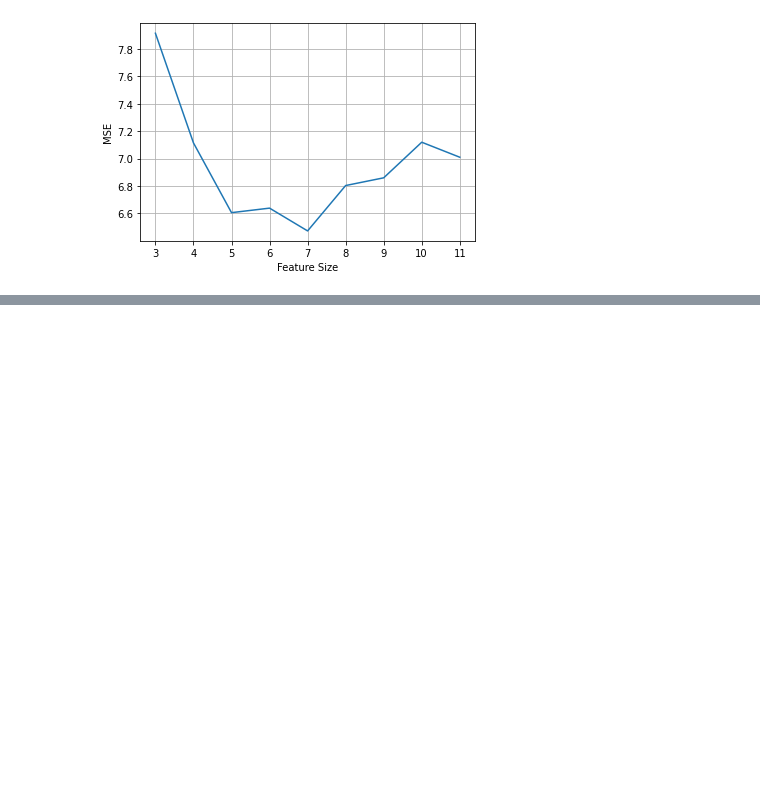
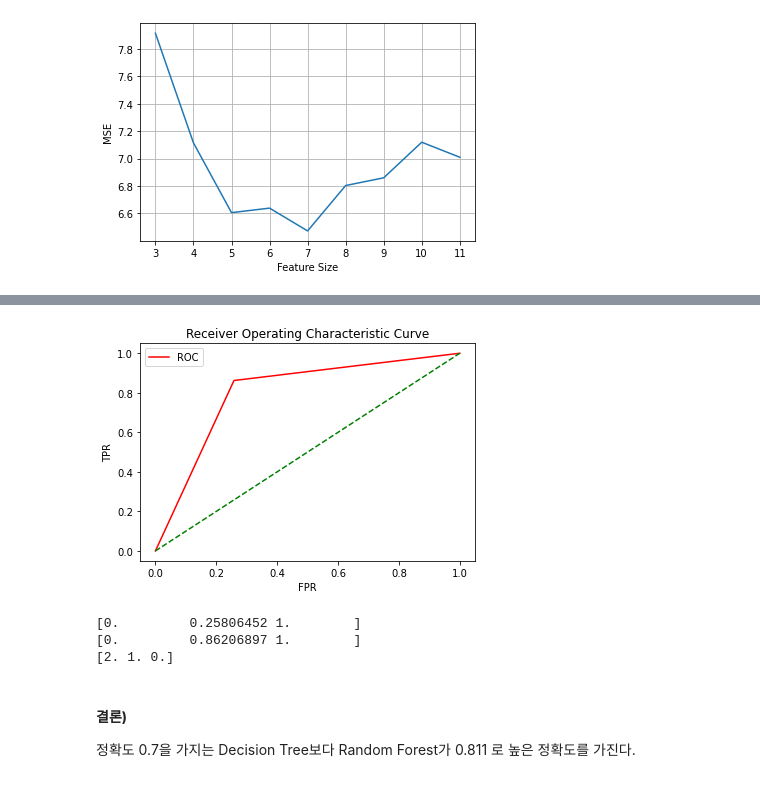
Before and after one commit to iss760/machine-learning, a Jupyter notebook: model/random_forest.ipynb, the cells around one changed output, grey strips where cells are left out. Saved outputs shown, nothing was run; the diff lists cells and outputs as text; code cells hidden in the pictures; blank space fills up the shorter version.

```diff
--- a/model/random_forest.ipynb
+++ b/model/random_forest.ipynb
@@ -143,0 +293,30 @@ feature: 7 ( 6.473 )
+# %%
+rf_clf = ensemble.RandomForestClassifier(random_state=123)
+rf_clf.fit(X_train, y_train)
+
+# ROC 곡선
+y_pred = tree_clf.predict(X_test)
+fpr, tpr, thresholds = roc_curve(y_test, y_pred)
+print_roc(fpr, tpr)
+# %% [output]
+[figure, added]
+# %%
+y_pred = tree_clf.predict_proba(X_test)
+y_pred = y_pred[:, 1]
+
+fpr, tpr, thresholds = roc_curve(y_test, y_pred)
+print(fpr)
+print(tpr)
+print(thresholds)
+# %% [output]
+[0.         0.25806452 1.        ]
+[0.         0.86206897 1.        ]
+[2. 1. 0.]
+# %% [markdown]
+<br/>
+
+**결론)**
+
+정확도 0.7을 가지는 Decision Tree보다 Random Forest가 0.811 로 높은 정확도를 가진다.
+
+<br/>
```
Also changed, not shown: parts of 21 cells of this notebook.
